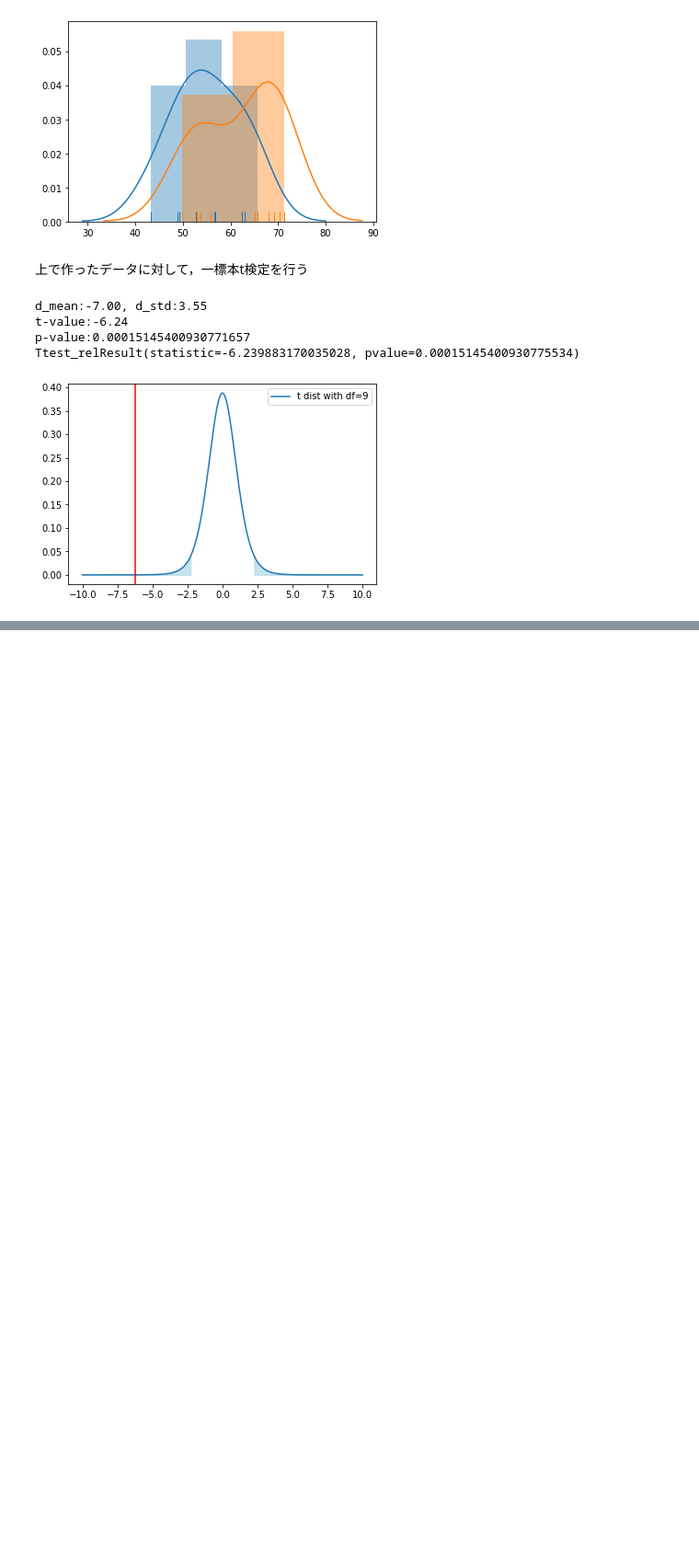
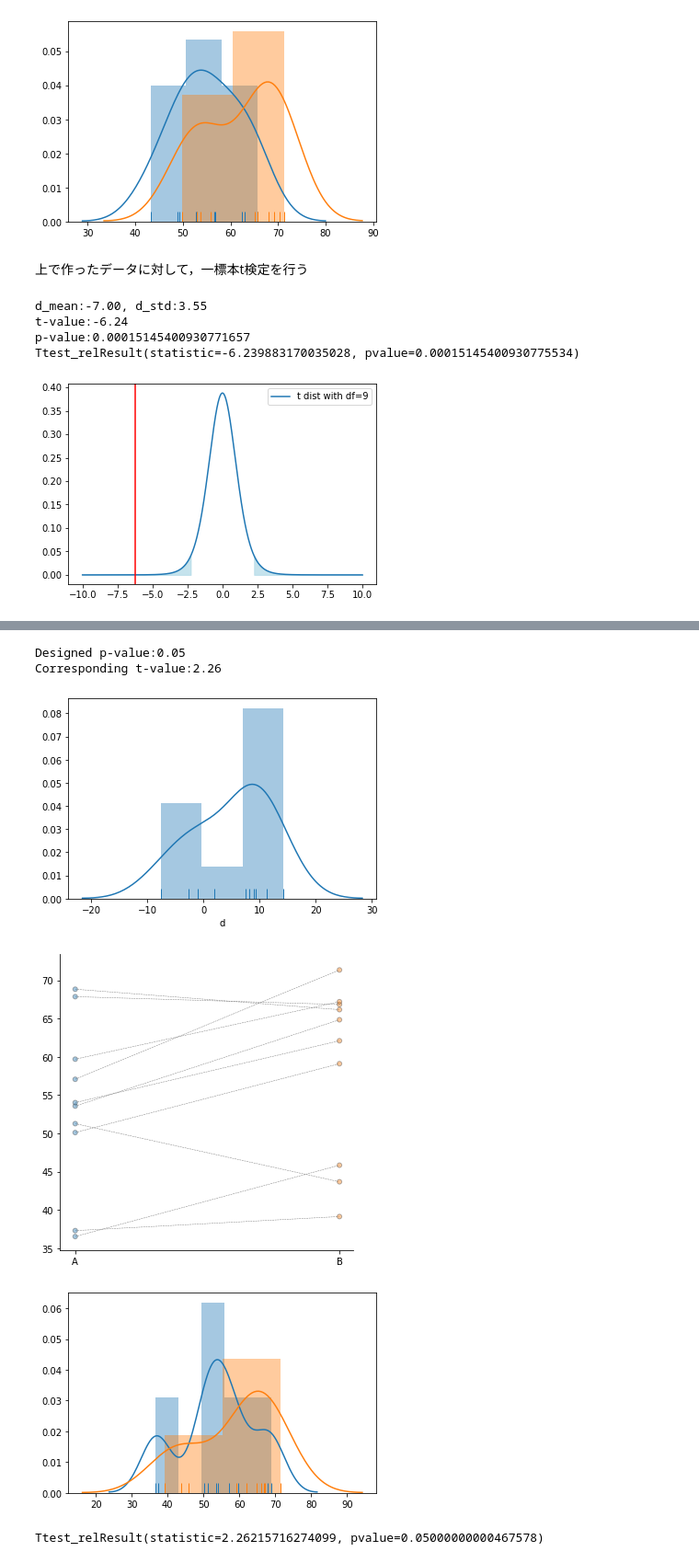
Before and after one commit to keitasuzu/stats2020, a Jupyter notebook: bioscience/chap02.ipynb, the cells around one changed output, grey strips where cells are left out. Shown: that part at 92% size. Saved outputs shown, nothing was run; the diff lists cells and outputs as text; code cells hidden in the pictures; blank space fills up the shorter version.

Commit message:
Add Image lesson

```diff
--- a/bioscience/chap02.ipynb
+++ b/bioscience/chap02.ipynb
@@ -107,0 +159,70 @@ Ttest_relResult(statistic=-6.239883170035028, pvalue=0.00015145400930775534)
+# %%
+# ---Modulate these variables---
+n = 10
+pval = 0.05/2 # designed p-value (two-side)
+d_true = 5
+# ------------------------------
+
+d_mean = d_true # set mean of sampled d as same as d_true
+
+# Population of a
+mu_a, std_a = 50, 10 # no effect on resulted statistics
+
+# Calc t-value which corresponds to designed p-value with df=n-1
+tval = stats.t.ppf(1-pval, df=n-1)
+
+# Calc d_std which corresponds to designed p-value
+d_std = (d_mean*np.sqrt(n)) / tval # designed unviased std
+
+print('Designed p-value:' + str(pval*2))
+print('Corresponding t-value:' + format(tval,'.2f'))
+
+# Draw n samples from standard normal
+xz = stats.norm.rvs(loc=0, scale=1, size=n)
+# Standadize samples
+xz = (xz - xz.mean()) / xz.std()
+
+# Convert z to d with designed unbiased std and mean
+xd = xz* np.sqrt(pow(d_std,2)*(n-1)/n) # scaling
+xd = xd + d_mean # shifting
+
+# --Debug-- Check mean and unbiased std of samples
+# print(xd.mean())
+# print(xd.std(ddof=1))
+# print(d_std) # designed d_std
+
+# Randomly draw a for each sample
+xa = stats.norm.rvs(loc=mu_a, scale=std_a, size=n)
+
+# Calc b from a and d (d contain measurement noise)
+xb = xa + xd
+
+# Store a and b to samples
+samples = pd.DataFrame(np.c_[xa, xb], columns=['A', 'B'])
+
+# Plot histgram of d
+xd = pd.Series(xd, name="d")
+sns.distplot(xd, norm_hist=True, kde=True, rug=True)
+plt.show()
+
+
+# Plot paired strip
+sns.catplot(data = samples, kind = 'strip', jitter=False, alpha=.40, linewidth = 1)
+plt.plot([samples.iloc[:,0], samples.iloc[:,1]], color = 'grey', linewidth = 0.5, linestyle = '--')
+plt.show()
+
+# Plot histgram
+sns.distplot(xa, norm_hist=True, kde=True, rug=True)
+sns.distplot(xb, norm_hist=True, kde=True, rug=True)
+plt.show()
+
+# Verify result using scipy
+result = stats.ttest_rel(samples['B'], samples['A'])
+print(result)
+# %% [output]
+Designed p-value:0.05
+Corresponding t-value:2.26
+[figure, added]
+[figure, added]
+[figure, added]
+Ttest_relResult(statistic=2.26215716274099, pvalue=0.05000000000467578)
```
Also changed, not shown: parts of 3 cells of this notebook.
